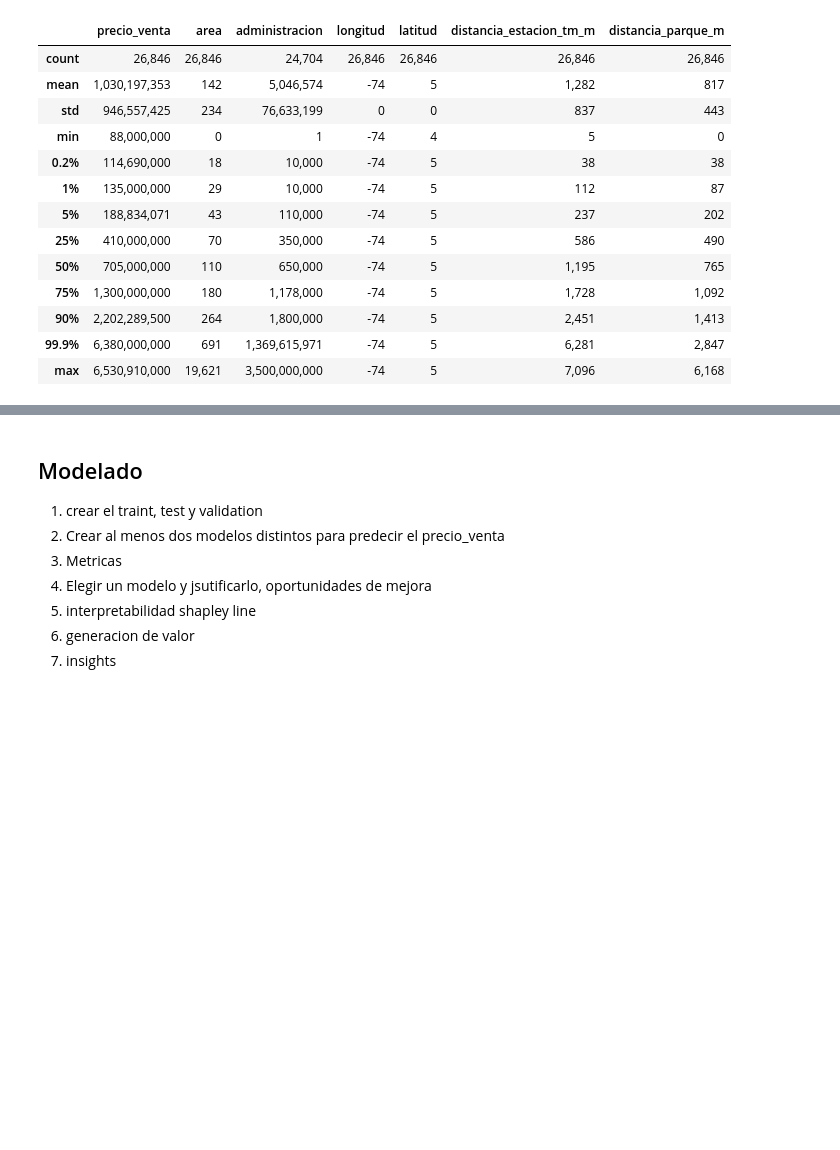
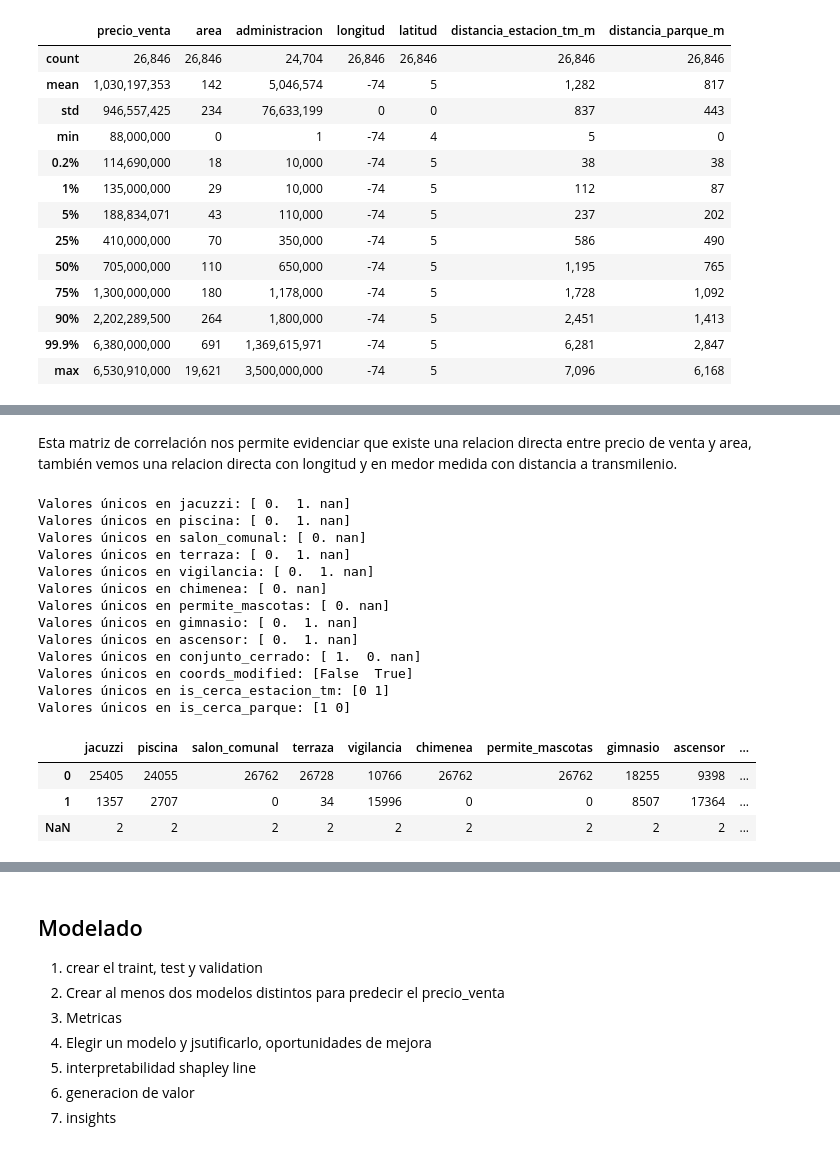
Before and after one commit to Traintain/MINE4101-202520-Taller2, a Jupyter notebook: taller.ipynb, the cells around one changed output, grey strips where cells are left out. Drawn from its saved outputs; the diff is of its cells as text; code cells hidden in the pictures; blank space fills up the shorter version.

```diff
--- a/taller.ipynb
+++ b/taller.ipynb
@@ -442,0 +445,38 @@ plt.show()
+# %% [markdown]
+Esta matriz de correlación nos permite evidenciar que existe una relacion directa entre precio de venta y area, también vemos una relacion directa con longitud y en medor medida con distancia a transmilenio.
+# %%
+# Revision de variables booleanas
+boolean_columns = ['jacuzzi','piscina','salon_comunal','terraza',
+                   'vigilancia','chimenea','permite_mascotas','gimnasio',
+                   'ascensor','conjunto_cerrado','coords_modified','is_cerca_estacion_tm','is_cerca_parque']
+
+for col in boolean_columns:
+    print(f'Valores únicos en {col}: {df_limpio[col].unique()}')
+
+
+
+tabla = {}
+
+for col in boolean_columns:
+    tabla[col] = df_limpio[col].value_counts(dropna=False)
+
+tabla_value_counts = pd.DataFrame(tabla).fillna(0).astype(int)
+tabla_value_counts
+# %% [output]
+Valores únicos en jacuzzi: [ 0.  1. nan]
+Valores únicos en piscina: [ 0.  1. nan]
+Valores únicos en salon_comunal: [ 0. nan]
+Valores únicos en terraza: [ 0.  1. nan]
+Valores únicos en vigilancia: [ 0.  1. nan]
+Valores únicos en chimenea: [ 0. nan]
+Valores únicos en permite_mascotas: [ 0. nan]
+Valores únicos en gimnasio: [ 0.  1. nan]
+Valores únicos en ascensor: [ 0.  1. nan]
+Valores únicos en conjunto_cerrado: [ 1.  0. nan]
+Valores únicos en coords_modified: [False  True]
+Valores únicos en is_cerca_estacion_tm: [0 1]
+Valores únicos en is_cerca_parque: [1 0]
+|  | jacuzzi | piscina | salon_comunal | terraza | vigilancia | chimenea | permite_mascotas | gimnasio | ascensor | ... |
+| 0 | 25405 | 24055 | 26762 | 26728 | 10766 | 26762 | 26762 | 18255 | 9398 | ... |
+| 1 | 1357 | 2707 | 0 | 34 | 15996 | 0 | 0 | 8507 | 17364 | ... |
+| NaN | 2 | 2 | 2 | 2 | 2 | 2 | 2 | 2 | 2 | ... |
```
Also changed, not shown: parts of 8 cells of this notebook.
